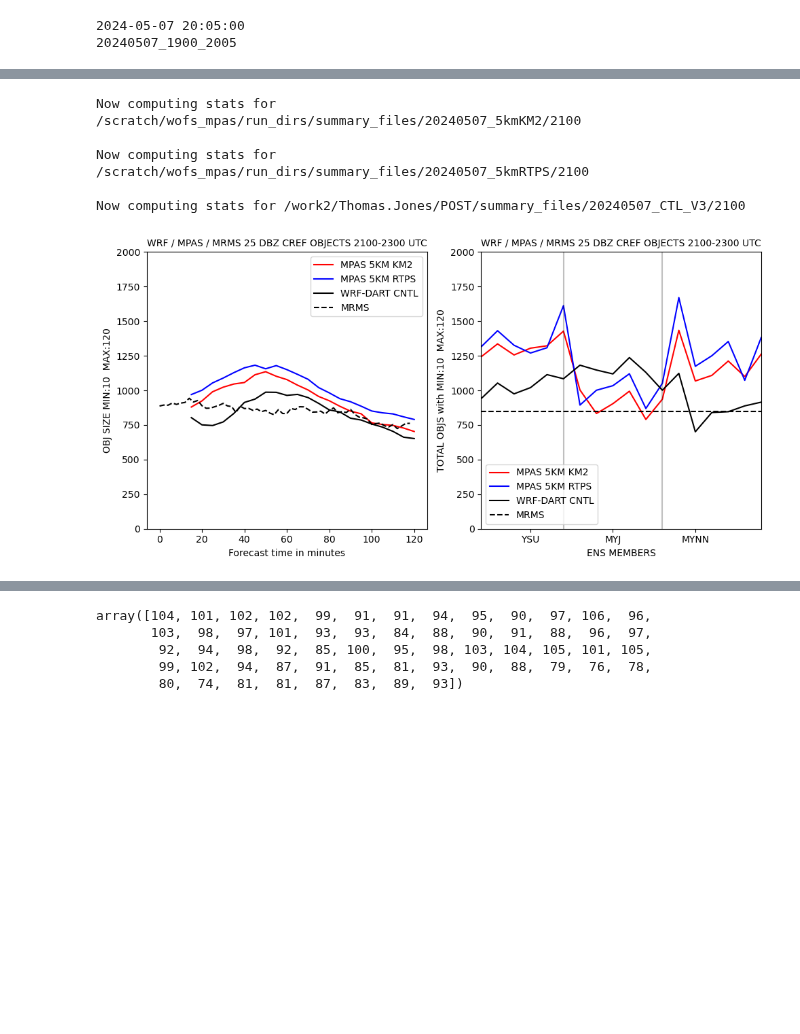
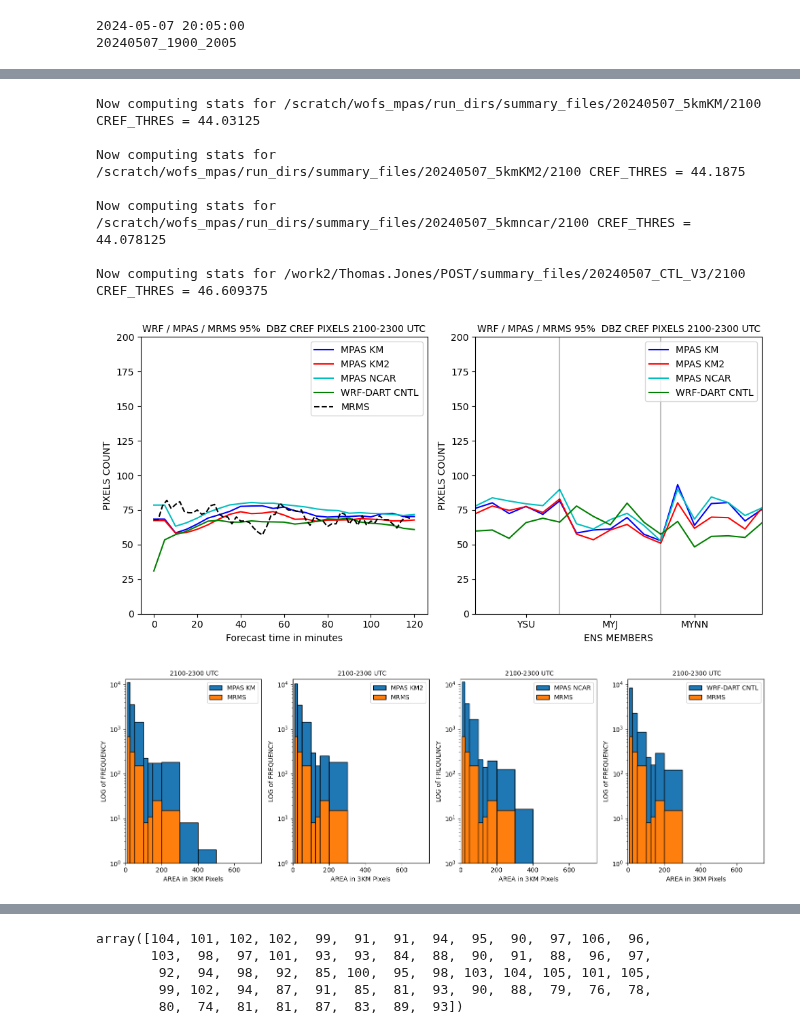
Before and after one commit to louiswicker/CAM_analysis_tools, a Jupyter notebook: MPAS_07May2024_ObjCount.ipynb, the cells around one changed output, grey strips where cells are left out. Drawn from its saved outputs; the diff is of its cells as text; code cells hidden in the pictures; blank space fills up the shorter version.

Commit message:
Added code to compute percentiles for DBZ.  Reran with percentiles

```diff
--- a/MPAS_07May2024_ObjCount.ipynb
+++ b/MPAS_07May2024_ObjCount.ipynb
@@ -264,22 +304,25 @@ Now computing stats for /work2/Thomas.Jones/POST/summary_files/20240507_CTL_V3/2
 # %%
 #------------------------------------------------------------------------------------
 nstep = 25
 ens   = 18
 
 runs  = [
-         ['/scratch/wofs_mpas/run_dirs/summary_files/20240507_5kmKM2/2100','MPAS 5KM KM2', 'r'],
-         ['/scratch/wofs_mpas/run_dirs/summary_files/20240507_5kmRTPS/2100','MPAS 5KM RTPS', 'b'],
-         ['/work2/Thomas.Jones/POST/summary_files/20240507_CTL_V3/2100', 'WRF-DART CNTL', 'k']
+         ['/scratch/wofs_mpas/run_dirs/summary_files/20240507_5kmKM/2100','MPAS KM', 'b', 44.03125],
+         ['/scratch/wofs_mpas/run_dirs/summary_files/20240507_5kmKM2/2100','MPAS KM2', 'r', 44.1875],
+         ['/scratch/wofs_mpas/run_dirs/summary_files/20240507_5kmncar/2100','MPAS NCAR', 'c', 44.078125],
+         ['/work2/Thomas.Jones/POST/summary_files/20240507_CTL_V3/2100', 'WRF-DART CNTL', 'g', 46.609375]
         ]
-
-title = f"WRF / MPAS / MRMS {cref_thresh[0]} DBZ CREF OBJECTS 2100-2300 UTC"
+title = f"WRF / MPAS / MRMS {percent}%  DBZ CREF PIXELS 2100-2300 UTC"
 
 dt_string = [2024,5,7,21]
-counts3 = plot_counts(runs, dt_string, title, ens=18, nstep = 25, cref_thresh=cref_thresh, plot_mrms='./mrms2100.pickle')
+counts3 = plot_counts(runs, dt_string, title, ens=18, nstep = 25, plot_mrms='./mrms2100_95.pickle')
 # %% [output]
-Now computing stats for /scratch/wofs_mpas/run_dirs/summary_files/20240507_5kmKM2/2100
+Now computing stats for /scratch/wofs_mpas/run_dirs/summary_files/20240507_5kmKM/2100 CREF_THRES = 44.03125
 
-Now computing stats for /scratch/wofs_mpas/run_dirs/summary_files/20240507_5kmRTPS/2100
+Now computing stats for /scratch/wofs_mpas/run_dirs/summary_files/20240507_5kmKM2/2100 CREF_THRES = 44.1875
 
-Now computing stats for /work2/Thomas.Jones/POST/summary_files/20240507_CTL_V3/2100
+Now computing stats for /scratch/wofs_mpas/run_dirs/summary_files/20240507_5kmncar/2100 CREF_THRES = 44.078125
+
+Now computing stats for /work2/Thomas.Jones/POST/summary_files/20240507_CTL_V3/2100 CREF_THRES = 46.609375
-[figure, old version]
+[figure, new version]
+[figure, added]
```
Also changed, not shown: parts of 8 cells of this notebook, 1 other file.
